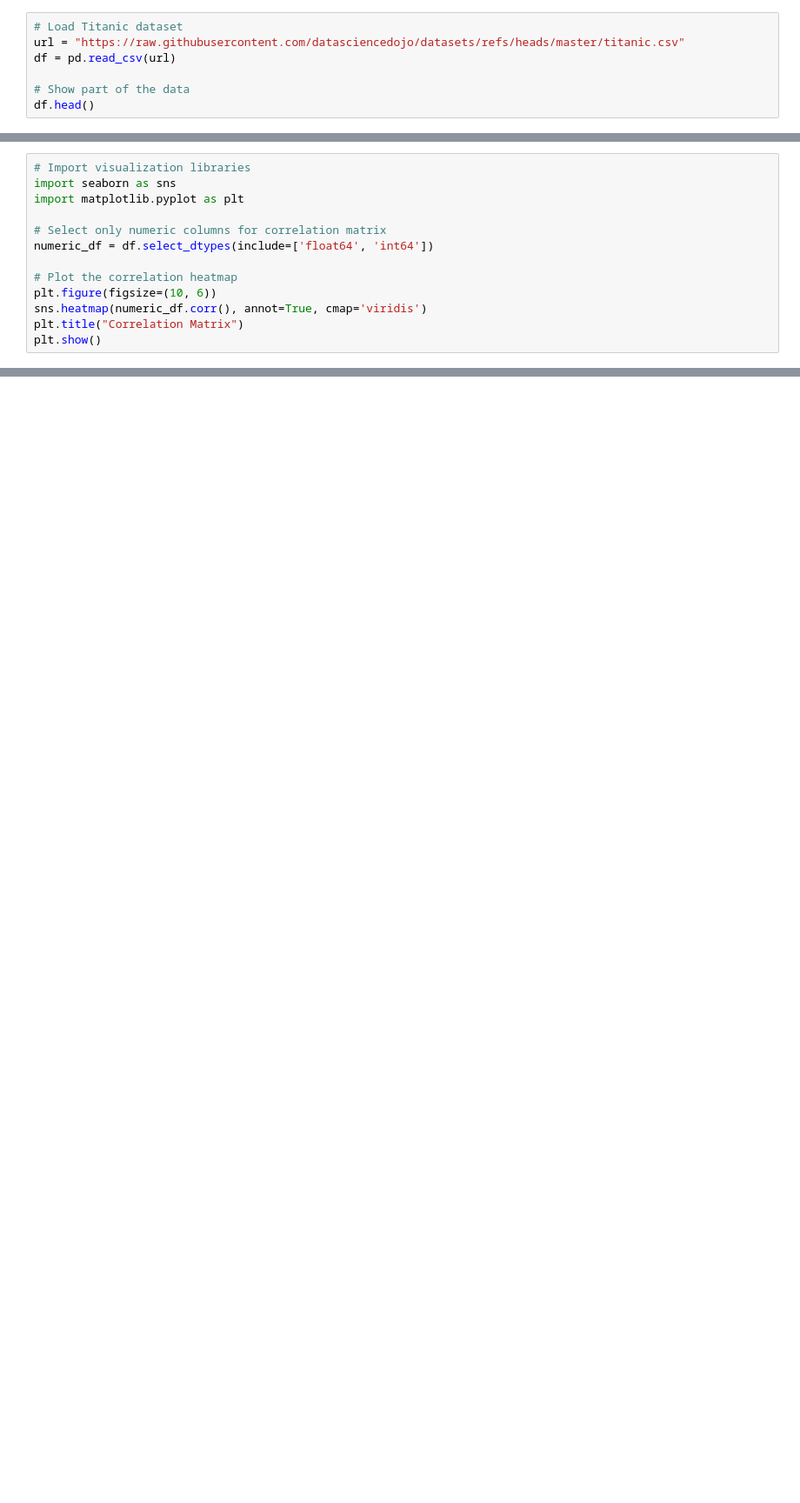
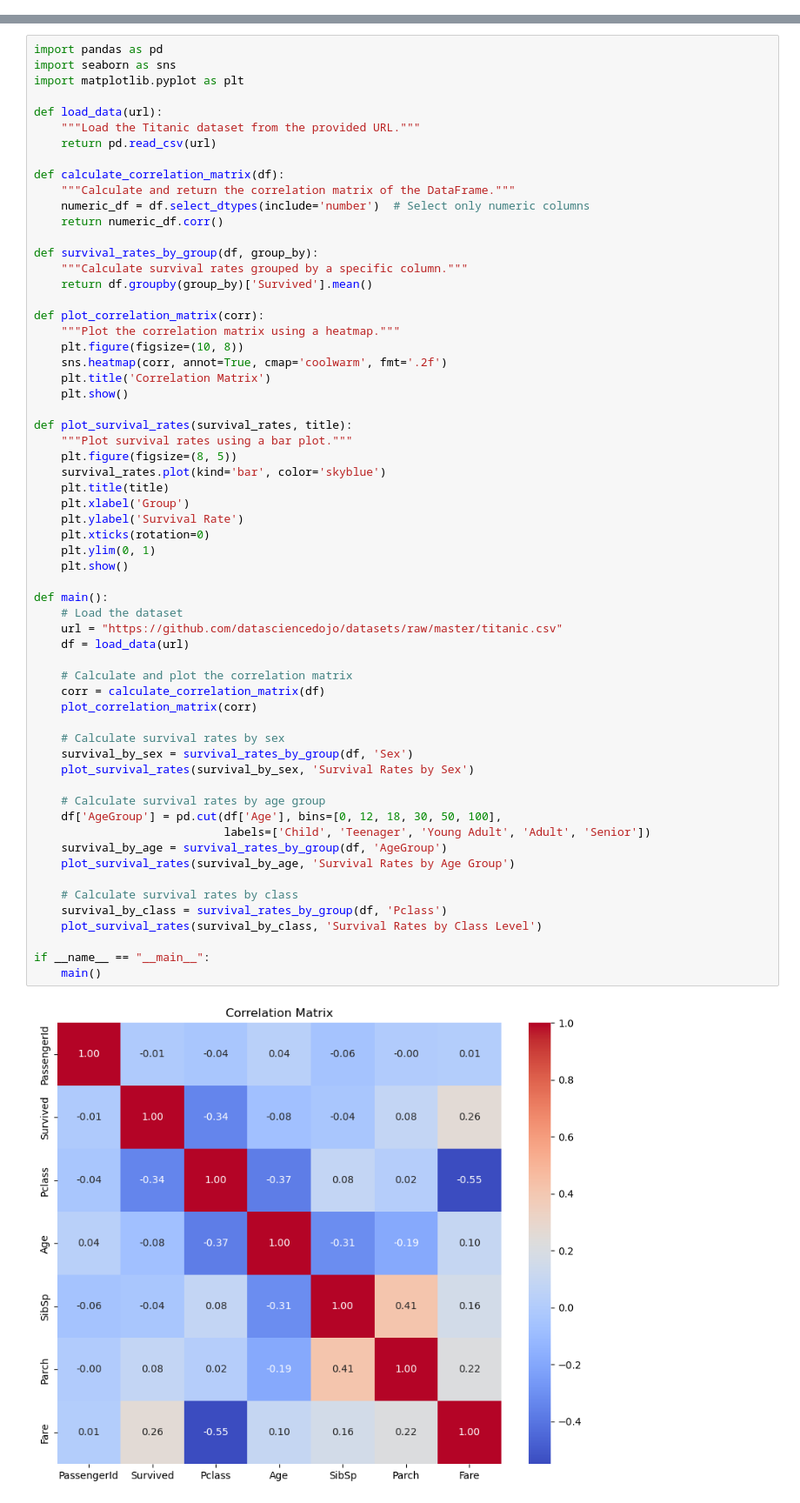
Before and after one commit to nogibjj/Eric_Ortega_Rodriguez_Individual_Project_-1, a Jupyter notebook: describe_stats.ipynb, the cells around one changed output, grey strips where cells are left out. Shown at 87% size. Cells and saved outputs as stored; diff of their text form; blank space fills up the shorter version.

```diff
--- a/describe_stats.ipynb
+++ b/describe_stats.ipynb
@@ -4,7 +0,0 @@ import pandas as pd
-# %%
-# Load Titanic dataset
-url = "https://raw.githubusercontent.com/datasciencedojo/datasets/refs/heads/master/titanic.csv"
-df = pd.read_csv(url)
-
-# Show part of the data
-df.head()
@@ -54,13 +0,0 @@ df.describe()
-# %%
-# Import visualization libraries
-import seaborn as sns
-import matplotlib.pyplot as plt
-
-# Select only numeric columns for correlation matrix
-numeric_df = df.select_dtypes(include=['float64', 'int64'])
-
-# Plot the correlation heatmap
-plt.figure(figsize=(10, 6))
-sns.heatmap(numeric_df.corr(), annot=True, cmap='viridis')
-plt.title("Correlation Matrix")
-plt.show()
@@ -124,0 +1,63 @@ plt.show()
+# %%
+import pandas as pd
+import seaborn as sns
+import matplotlib.pyplot as plt
+
+def load_data(url):
+    """Load the Titanic dataset from the provided URL."""
+    return pd.read_csv(url)
+
+def calculate_correlation_matrix(df):
+    """Calculate and return the correlation matrix of the DataFrame."""
+    numeric_df = df.select_dtypes(include='number')  # Select only numeric columns
+    return numeric_df.corr()
+
+def survival_rates_by_group(df, group_by):
+    """Calculate survival rates grouped by a specific column."""
+    return df.groupby(group_by)['Survived'].mean()
+
+def plot_correlation_matrix(corr):
+    """Plot the correlation matrix using a heatmap."""
+    plt.figure(figsize=(10, 8))
+    sns.heatmap(corr, annot=True, cmap='coolwarm', fmt='.2f')
+    plt.title('Correlation Matrix')
+    plt.show()
+
+def plot_survival_rates(survival_rates, title):
+    """Plot survival rates using a bar plot."""
+    plt.figure(figsize=(8, 5))
+    survival_rates.plot(kind='bar', color='skyblue')
+    plt.title(title)
+    plt.xlabel('Group')
+    plt.ylabel('Survival Rate')
+    plt.xticks(rotation=0)
+    plt.ylim(0, 1)
+    plt.show()
+
+def main():
+    # Load the dataset
+    url = "https://github.com/datasciencedojo/datasets/raw/master/titanic.csv"
+    df = load_data(url)
+
+    # Calculate and plot the correlation matrix
+    corr = calculate_correlation_matrix(df)
+    plot_correlation_matrix(corr)
+
+    # Calculate survival rates by sex
+    survival_by_sex = survival_rates_by_group(df, 'Sex')
+    plot_survival_rates(survival_by_sex, 'Survival Rates by Sex')
+
+    # Calculate survival rates by age group
+    df['AgeGroup'] = pd.cut(df['Age'], bins=[0, 12, 18, 30, 50, 100],
+                            labels=['Child', 'Teenager', 'Young Adult', 'Adult', 'Senior'])
+    survival_by_age = survival_rates_by_group(df, 'AgeGroup')
+    plot_survival_rates(survival_by_age, 'Survival Rates by Age Group')
+
+    # Calculate survival rates by class
+    survival_by_class = survival_rates_by_group(df, 'Pclass')
+    plot_survival_rates(survival_by_class, 'Survival Rates by Class Level')
+
+if __name__ == "__main__":
+    main()
+# %% [output]
+[figure, added]
```
Also changed, not shown: parts of 12 cells of this notebook, 2 other files.
